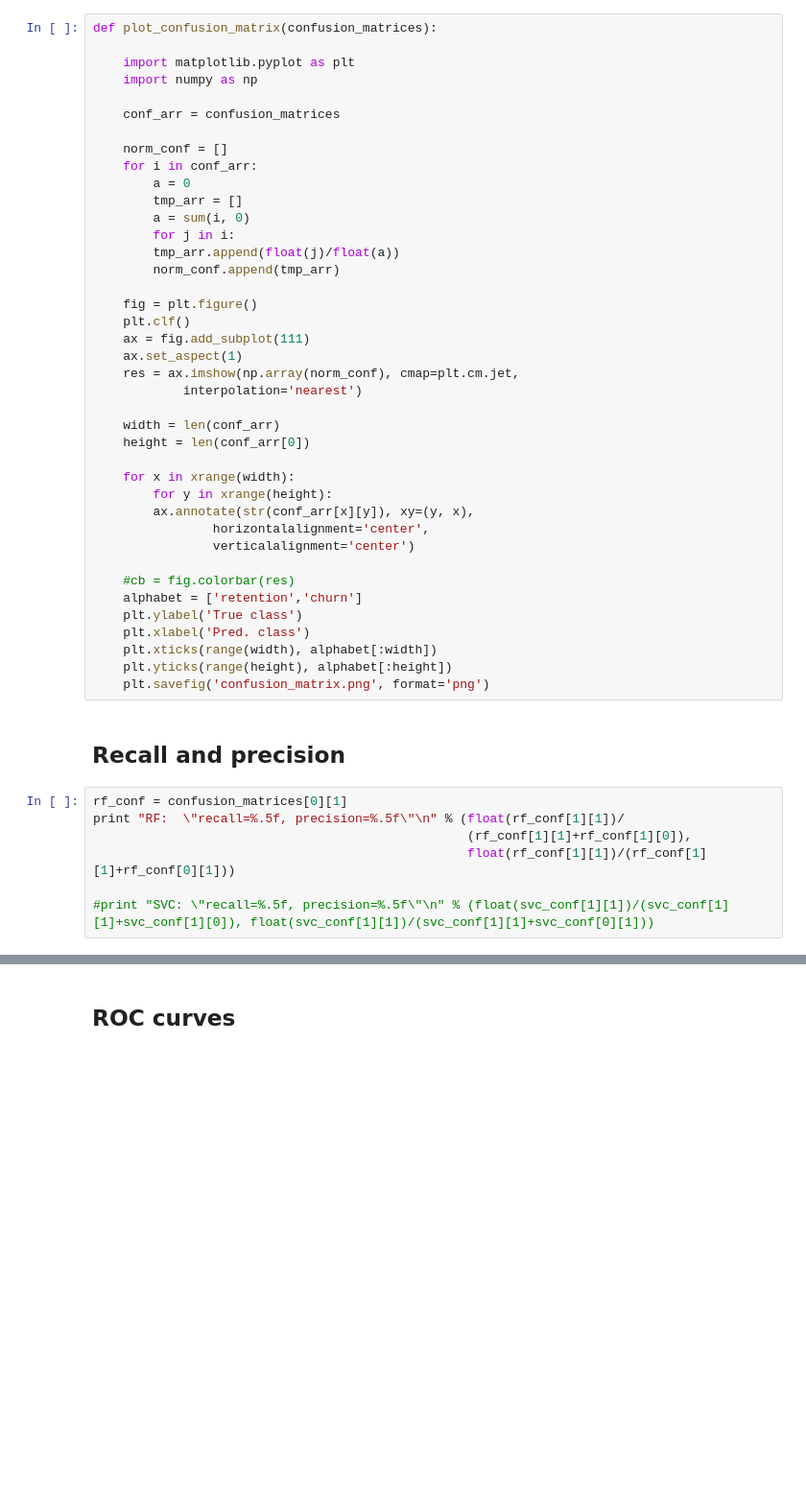
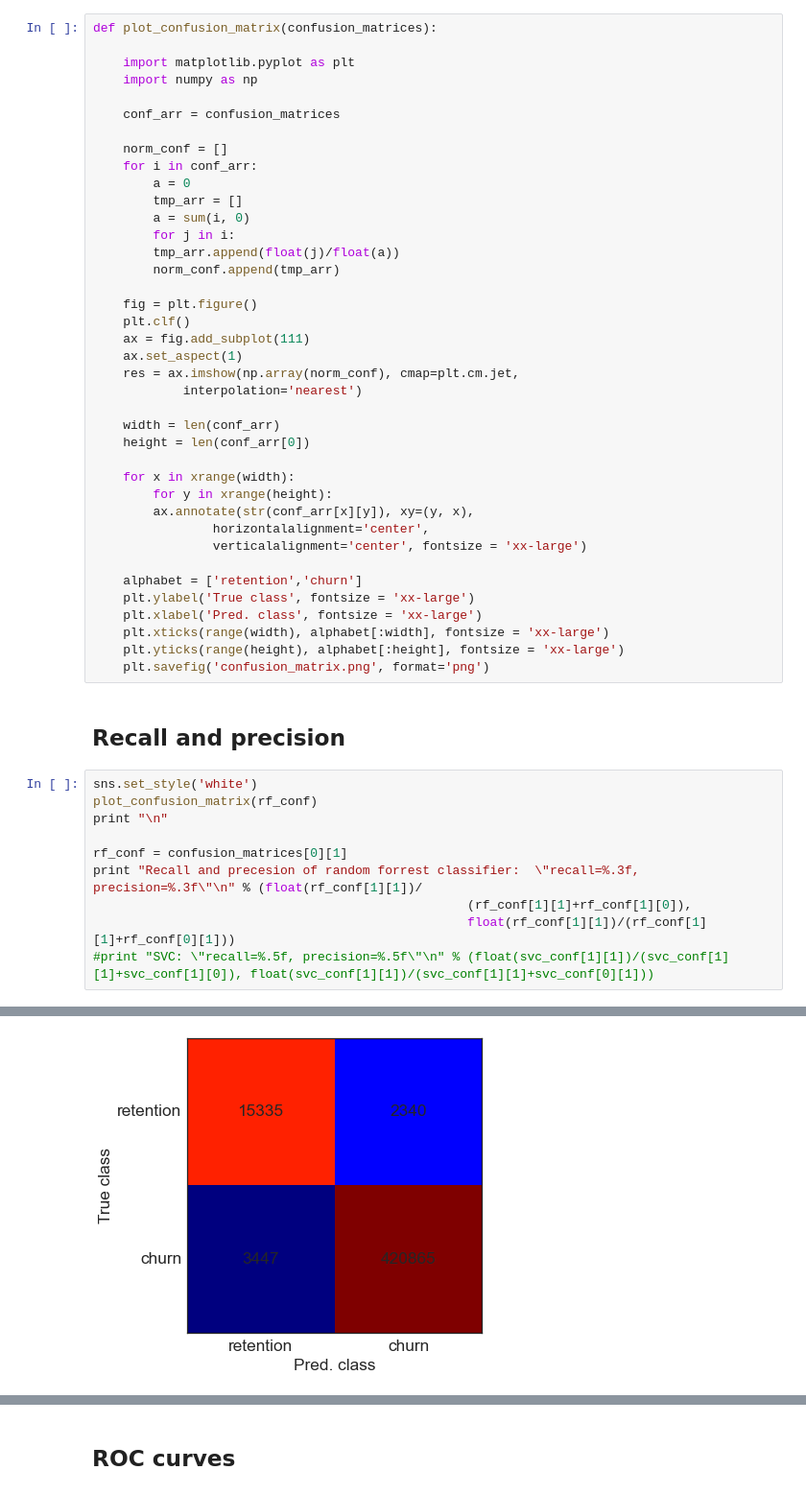
Before and after one commit to hadi-ds/mooc, a Jupyter notebook: Learning.ipynb, the cells around one changed output, grey strips where cells are left out. Shown at 96% size. Cells and saved outputs as stored; diff of their text form; blank space fills up the shorter version.

```diff
--- a/Learning.ipynb
+++ b/Learning.ipynb
@@ -234,22 +220,24 @@ def plot_confusion_matrix(confusion_matrices):
 	    for y in xrange(height):
 		ax.annotate(str(conf_arr[x][y]), xy=(y, x),
 			    horizontalalignment='center',
-			    verticalalignment='center')
+			    verticalalignment='center', fontsize = 'xx-large')
 
-	#cb = fig.colorbar(res)
 	alphabet = ['retention','churn']
-	plt.ylabel('True class')
-	plt.xlabel('Pred. class')
-	plt.xticks(range(width), alphabet[:width])
-	plt.yticks(range(height), alphabet[:height])
+	plt.ylabel('True class', fontsize = 'xx-large')
+	plt.xlabel('Pred. class', fontsize = 'xx-large')
+	plt.xticks(range(width), alphabet[:width], fontsize = 'xx-large')
+	plt.yticks(range(height), alphabet[:height], fontsize = 'xx-large')
 	plt.savefig('confusion_matrix.png', format='png')
 # %% [markdown]
 ## Recall and precision
 # %%
+sns.set_style('white')
+plot_confusion_matrix(rf_conf)
+print "\n"
+
 rf_conf = confusion_matrices[0][1]
-print "RF:  \"recall=%.5f, precision=%.5f\"\n" % (float(rf_conf[1][1])/
+print "Recall and precesion of random forrest classifier:  \"recall=%.3f, precision=%.3f\"\n" % (float(rf_conf[1][1])/
                                                   (rf_conf[1][1]+rf_conf[1][0]),
                                                   float(rf_conf[1][1])/(rf_conf[1][1]+rf_conf[0][1]))
-
 #print "SVC: \"recall=%.5f, precision=%.5f\"\n" % (float(svc_conf[1][1])/(svc_conf[1][1]+svc_conf[1][0]), float(svc_conf[1][1])/(svc_conf[1][1]+svc_conf[0][1]))
 # %% [output]
@@ -256,0 +245 @@ NameError: name 'confusion_matrices' is not defined
+[figure, added]
```
Also changed, not shown: parts of 65 cells of this notebook.
